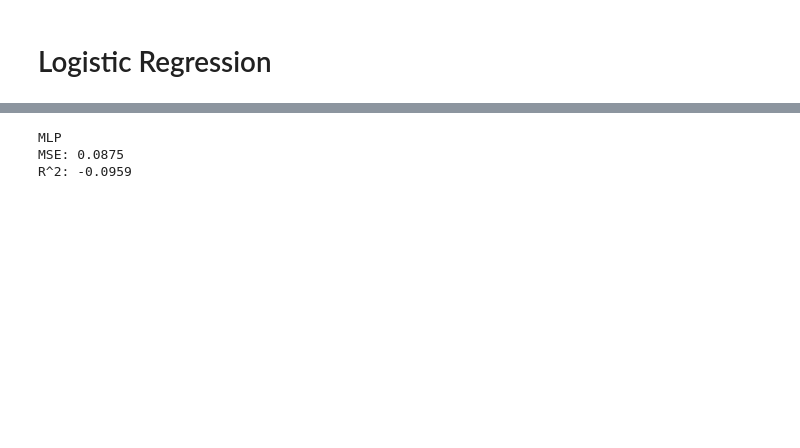
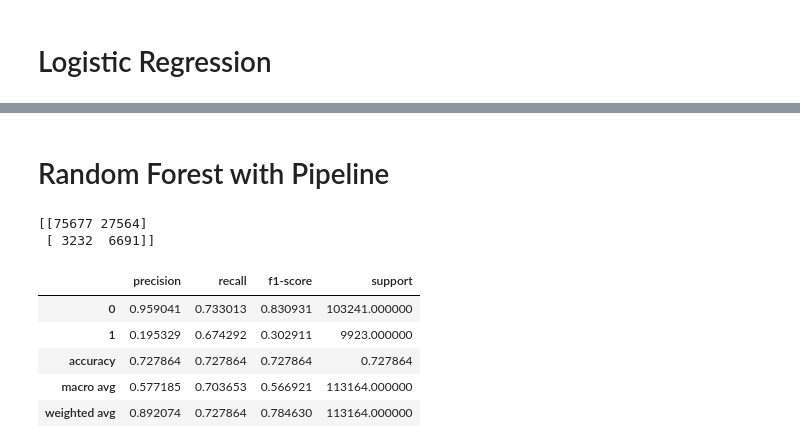
Before and after one commit to xiugaze/csc5610-final-heart-disease, a Jupyter notebook: classification.ipynb, the cells around one changed output, grey strips where cells are left out. Drawn from its saved outputs; the diff is of its cells as text; code cells hidden in the pictures; blank space fills up the shorter version.

Commit message:
mlp rf pipelines

```diff
--- a/classification.ipynb
+++ b/classification.ipynb
@@ -158,19 +166,22 @@ r2 = r2_score(y_test, y_pred)
 # %%
-print()
-print("MLP")
-print("MSE: {:.4f}".format(mse))
-print("R^2: {:.4f}".format(r2))
+# print()
+# print("MLP")
+# print("MSE: {:.4f}".format(mse))
+# print("R^2: {:.4f}".format(r2))
-# %% [output]
-MLP
-MSE: 0.0875
-R^2: -0.0959
 # %%
 from sklearn.preprocessing import OneHotEncoder, StandardScaler
 from sklearn.compose import ColumnTransformer
+from imblearn.under_sampling import RandomUnderSampler
+from imblearn.pipeline import Pipeline
 
 X = hd.drop("HeartDisease", axis=1)
-numeric_columns = X.select_dtypes(include=[np.number]).columns.tolist()
-categorical_columns = X.select_dtypes(include=['category', 'object']).columns.tolist()
+bool_columns = X.select_dtypes(include=['bool']).columns.tolist()
+X[bool_columns] = X[bool_columns].astype(int)
+
+X_train, X_test, y_train, y_test = train_test_split(pd.get_dummies(X), y, test_size=0.2)
+
+numeric_columns = X_train.select_dtypes(include=[np.number]).columns.tolist()
+categorical_columns = X_train.select_dtypes(include=['category']).columns.tolist()
 
 preprocessor = ColumnTransformer(
     transformers=[
@@ -178,3 +189,39 @@ preprocessor = ColumnTransformer(
         ('cat', OneHotEncoder(drop='first', sparse_output=False), categorical_columns)
     ]
 )
+
+sampler = RandomUnderSampler(sampling_strategy=1.0)
+# %% [markdown]
+# Random Forest with Pipeline
+# %%
+from sklearn.ensemble import RandomForestClassifier
+
+rf_model = RandomForestClassifier(
+    n_estimators=100,
+    max_depth=10,
+    min_samples_split=5,
+    min_samples_leaf=2,
+    n_jobs=-1,
+)
+
+
+rf_pipe = Pipeline([
+    ("preprocessor", preprocessor),
+    ("undersample", sampler),
+    ("classifier", rf_model)
+])
+# %%
+rf_pipe.fit(X_train, y_train)
+y_pred = rf_pipe.predict(X_test)
+# %%
+print(confusion_matrix(y_test, y_pred))
+pd.DataFrame(classification_report(y_test, y_pred, output_dict=True)).T
+# %% [output]
+[[75677 27564]
+ [ 3232  6691]]
+|  | precision | recall | f1-score | support |
+| 0 | 0.959041 | 0.733013 | 0.830931 | 103241.000000 |
+| 1 | 0.195329 | 0.674292 | 0.302911 | 9923.000000 |
+| accuracy | 0.727864 | 0.727864 | 0.727864 | 0.727864 |
+| macro avg | 0.577185 | 0.703653 | 0.566921 | 113164.000000 |
+| weighted avg | 0.892074 | 0.727864 | 0.784630 | 113164.000000 |
```
Also changed, not shown: parts of 10 cells of this notebook, 1 other file.
